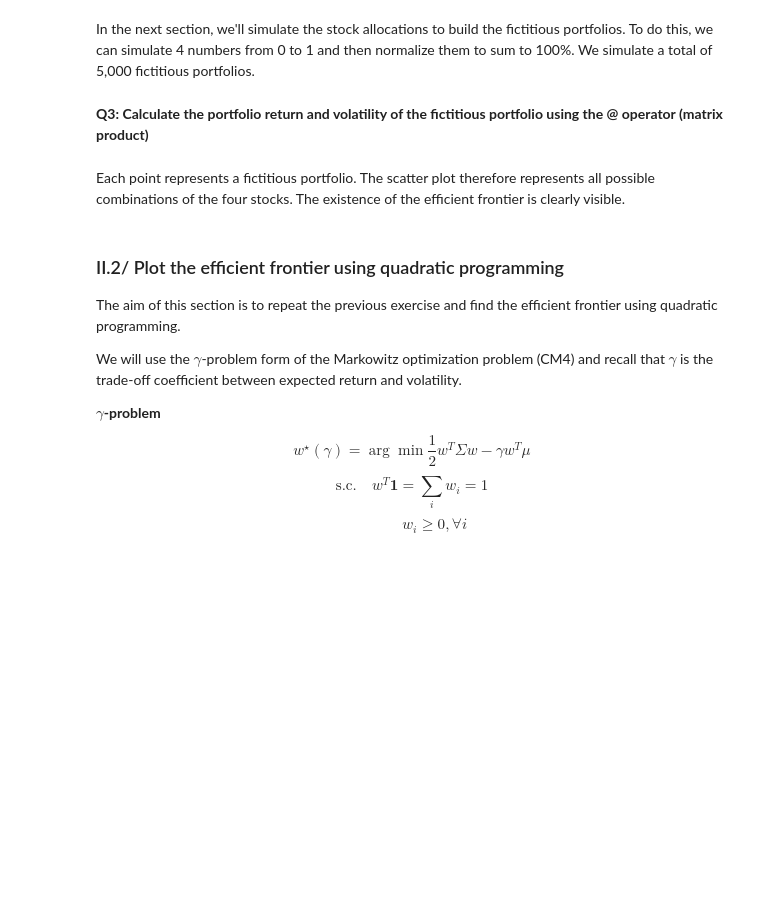
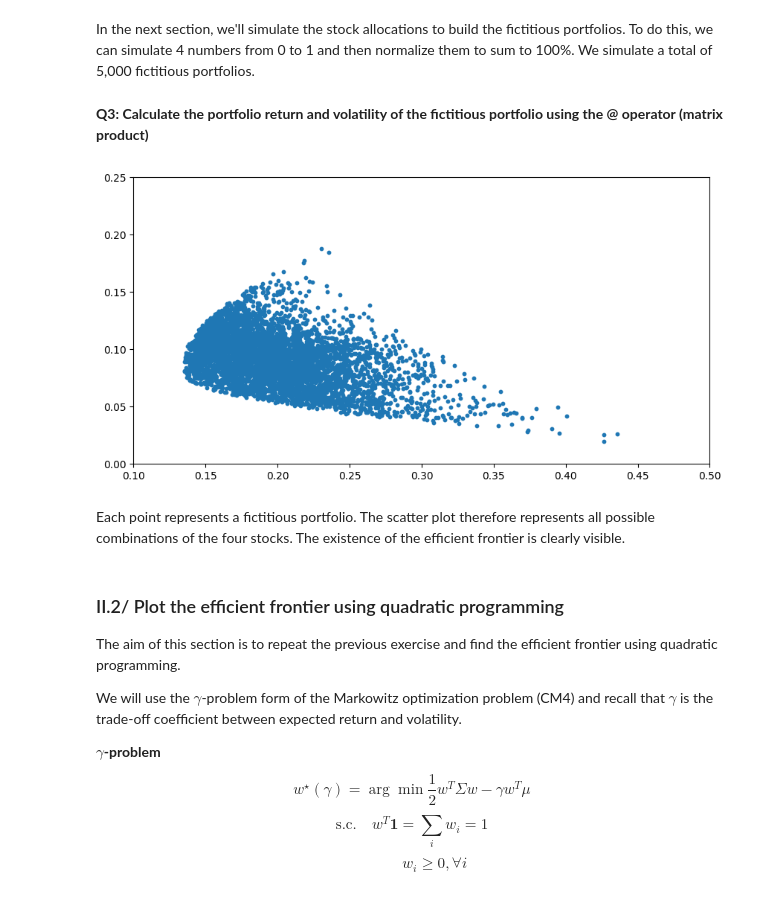
Before and after one commit to emilesgt/Machine_Learning_Asset_Management_2, a Jupyter notebook: TD2_Student.ipynb, the cells around one changed output. Drawn from its saved outputs; the diff is of its cells as text; code cells hidden in the pictures; blank space fills up the shorter version.

```diff
--- a/TD2_Student.ipynb
+++ b/TD2_Student.ipynb
@@ -206,13 +253,13 @@ def compute_vol(price, ann_multiple=252):
 # %% [markdown]
 **Q1: Use the '.apply' and 'compute_cagr' functions to calculate the CAGR for each stock**
 # %%
-mus = #...#
+mus = stock_price.apply(compute_cagr)
 mus = mus.values
 # %% [markdown]
 **Q2: Calculate the returns for each stock, then calculate the (annual) covariance matrix using the 'cov' function**
 # %%
-stock_return = #...#
-Sigma = #...#
+stock_return = stock_price.pct_change().dropna()
+Sigma = stock_return.cov() * 252
 Sigma = Sigma.values
 # %% [markdown]
 In the next section, we'll simulate the stock allocations to build the fictitious portfolios. To do this, we can simulate 4 numbers from 0 to 1 and then normalize them to sum to 100%. We simulate a total of 5,000 fictitious portfolios.
@@ -221,31 +268,33 @@ In the next section, we'll simulate the stock allocations to build the fictitiou
 # %%
 num_asset = stock_return.shape[1]
 num_portfolios = 5000
 
 recap_port_ret, recap_port_vol, recap_port_SR = list(), list(), list()
 for ind in range(0, num_portfolios):
     weights = np.random.uniform(0, 1, num_asset)
     weights = weights/weights.sum()
 
     #### Q3: Calculate the portfolio return and volatility of the fictitious portfolio with the @ operator (matrix product) ####
-    port_ret = #...#
-    port_vol = #...#
-    port_SR = #...#
+    port_ret = weights @ mus
+    port_vol = np.sqrt(weights.T @ Sigma @ weights)
+    port_SR = port_ret / port_vol if port_vol > 0 else 0
 
     recap_port_ret.append(port_ret)
     recap_port_vol.append(port_vol)
     recap_port_SR.append(port_SR)
 
 res_port_ret = pd.Series(recap_port_ret)
 res_port_vol = pd.Series(recap_port_vol)
 res_port_SR = pd.Series(recap_port_SR)
 
 #### Tracer la frontiere efficiente ####
 plt.figure(figsize = (10, 5))
 plt.scatter(res_port_vol, res_port_ret, s = 10)
 plt.xlim(0.1, 0.5)
 plt.ylim(0, 0.25)
 plt.show()
+# %% [output]
+[figure, added]
 # %% [markdown]
 Each point represents a fictitious portfolio. The scatter plot therefore represents all possible combinations of the four stocks. The existence of the efficient frontier is clearly visible.
 # %% [markdown]
```
Also changed, not shown: parts of 6 cells of this notebook.
